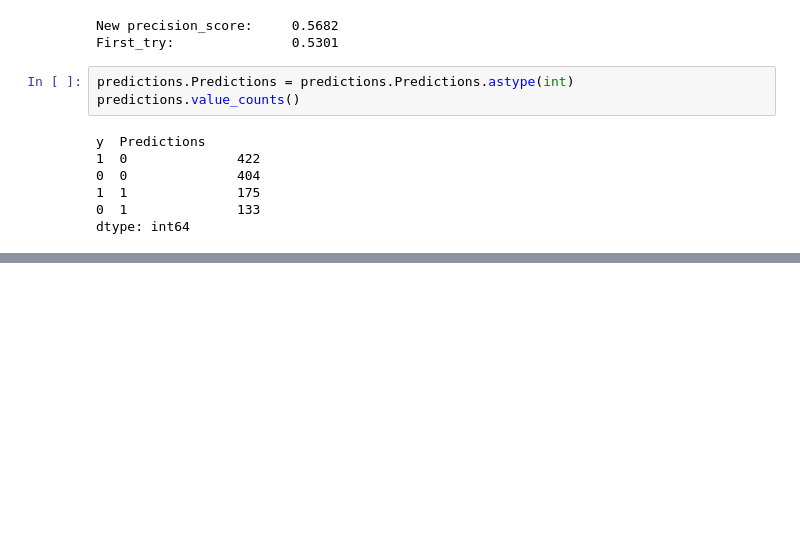
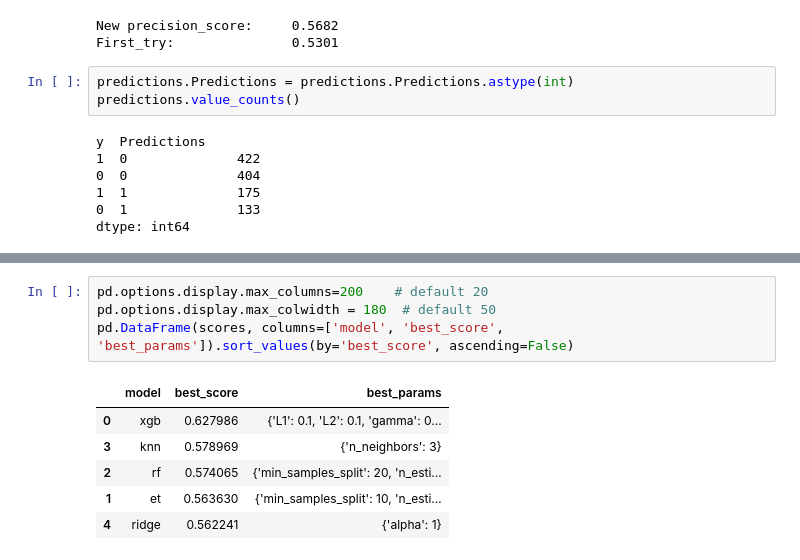
Before and after one commit to carokanns/Krypto, a Jupyter notebook: backtesting_a_stochastic_strategy/backtesting.ipynb, the cells around one changed output, grey strips where cells are left out. Cells and saved outputs as stored; diff of their text form; blank space fills up the shorter version.

```diff
--- a/backtesting_a_stochastic_strategy/backtesting.ipynb
+++ b/backtesting_a_stochastic_strategy/backtesting.ipynb
@@ -312,0 +394,11 @@ new_predictors
+# %%
+pd.options.display.max_columns=200    # default 20
+pd.options.display.max_colwidth = 180  # default 50
+pd.DataFrame(scores, columns=['model', 'best_score', 'best_params']).sort_values(by='best_score', ascending=False)
+# %% [output]
+|  | model | best_score | best_params |
+| 0 | xgb | 0.627986 | {'L1': 0.1, 'L2': 0.1, 'gamma': 0... |
+| 3 | knn | 0.578969 | {'n_neighbors': 3} |
+| 2 | rf | 0.574065 | {'min_samples_split': 20, 'n_esti... |
+| 1 | et | 0.563630 | {'min_samples_split': 10, 'n_esti... |
+| 4 | ridge | 0.562241 | {'alpha': 1} |
```
Also changed, not shown: parts of 4 cells of this notebook.
